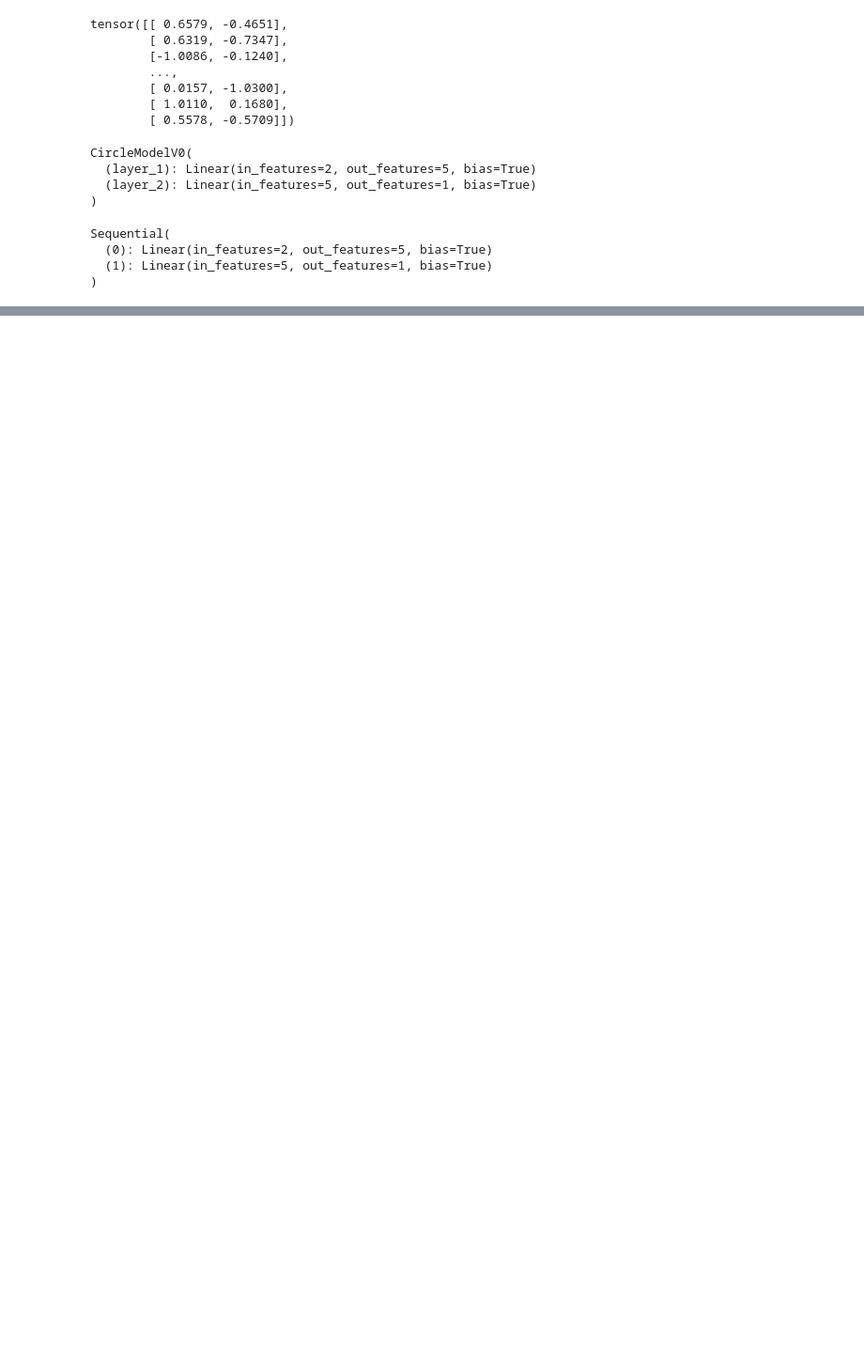
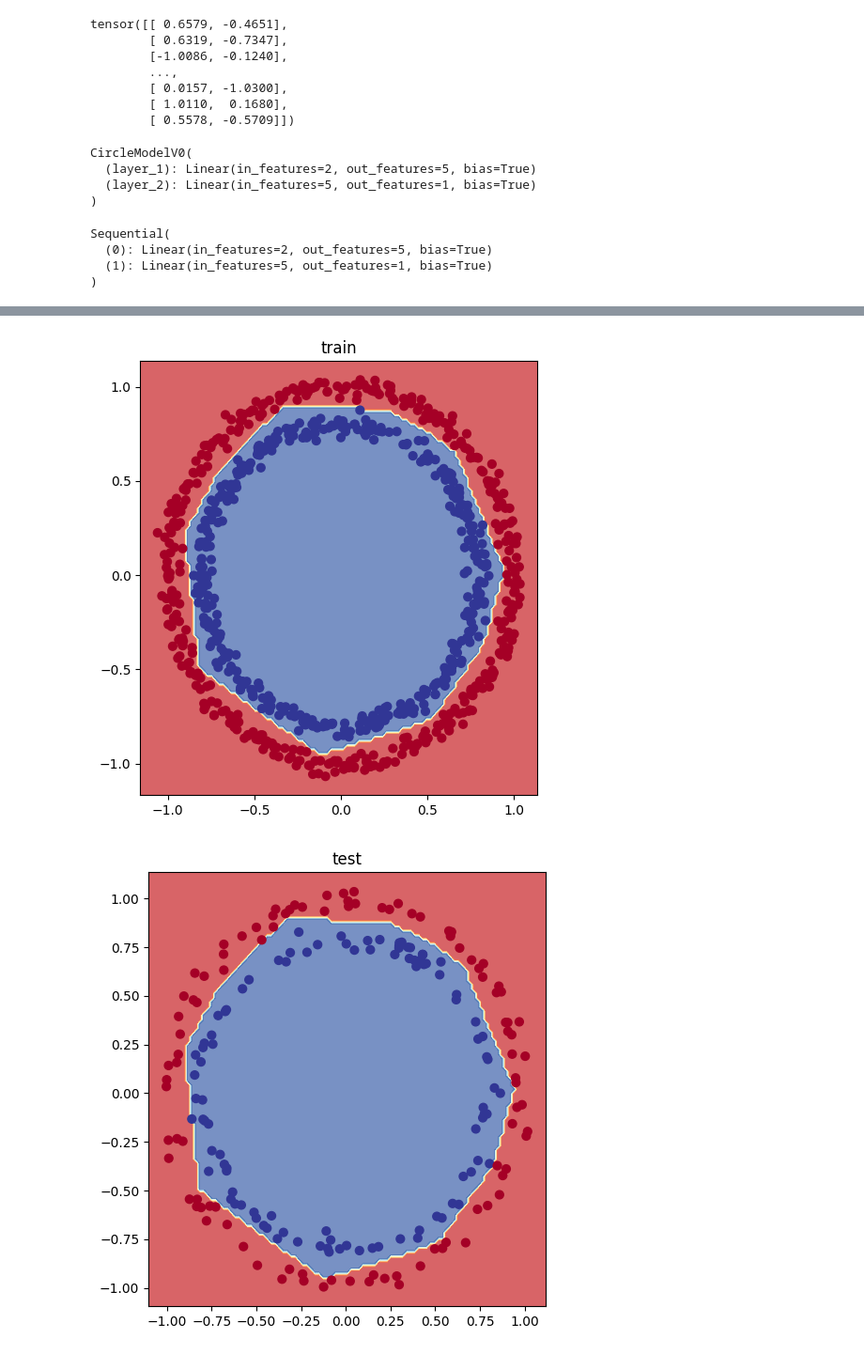
Before and after one commit to oleyon/deep_learning_diploma, a Jupyter notebook: playground/02_nn_classification.ipynb, the cells around one changed output, grey strips where cells are left out. Shown at 94% size. Saved outputs shown, nothing was run; the diff lists cells and outputs as text; code cells hidden in the pictures; blank space fills up the shorter version.

```diff
--- a/playground/02_nn_classification.ipynb
+++ b/playground/02_nn_classification.ipynb
@@ -305,0 +529,15 @@ plot_decision_boundary(model_0, X_test, y_test)
+# %%
+from torch import nn
+class CircleModelV2(nn.Module):
+    def __init__(self) -> None:
+        super().__init__()
+        self.layer_1 = nn.Linear(2, 10)
+        self.layer_2 = nn.Linear(10, 10)
+        self.layer_3 = nn.Linear(10, 1)
+        self.relu = nn.ReLU()
+
+    def forward(self, x):
+        return self.layer_3(self.relu(self.layer_2(self.relu(self.layer_1(x)))))
+
+model_3 = CircleModelV2().to(device)
+model_3
@@ -305,0 +551,4 @@ plot_decision_boundary(model_0, X_test, y_test)
+# %%
+loss_fn = nn.BCEWithLogitsLoss()
+optimizer = torch.optim.SGD(model_3.parameters(),
+                            lr=0.1)
@@ -305,0 +625,13 @@ plot_decision_boundary(model_0, X_test, y_test)
+# %%
+plt.figure(figsize=(12, 6))
+plt.subplot(1, 2, 1)
+plt.title("train")
+plot_decision_boundary(model_3, X_train, y_train)
+
+plt.figure(figsize=(12, 6))
+plt.subplot(1, 2, 2)
+plt.title("test")
+plot_decision_boundary(model_3, X_test, y_test)
+# %% [output]
+[figure, added]
+[figure, added]
```
Also changed, not shown: parts of 38 cells of this notebook, 20 other files.
